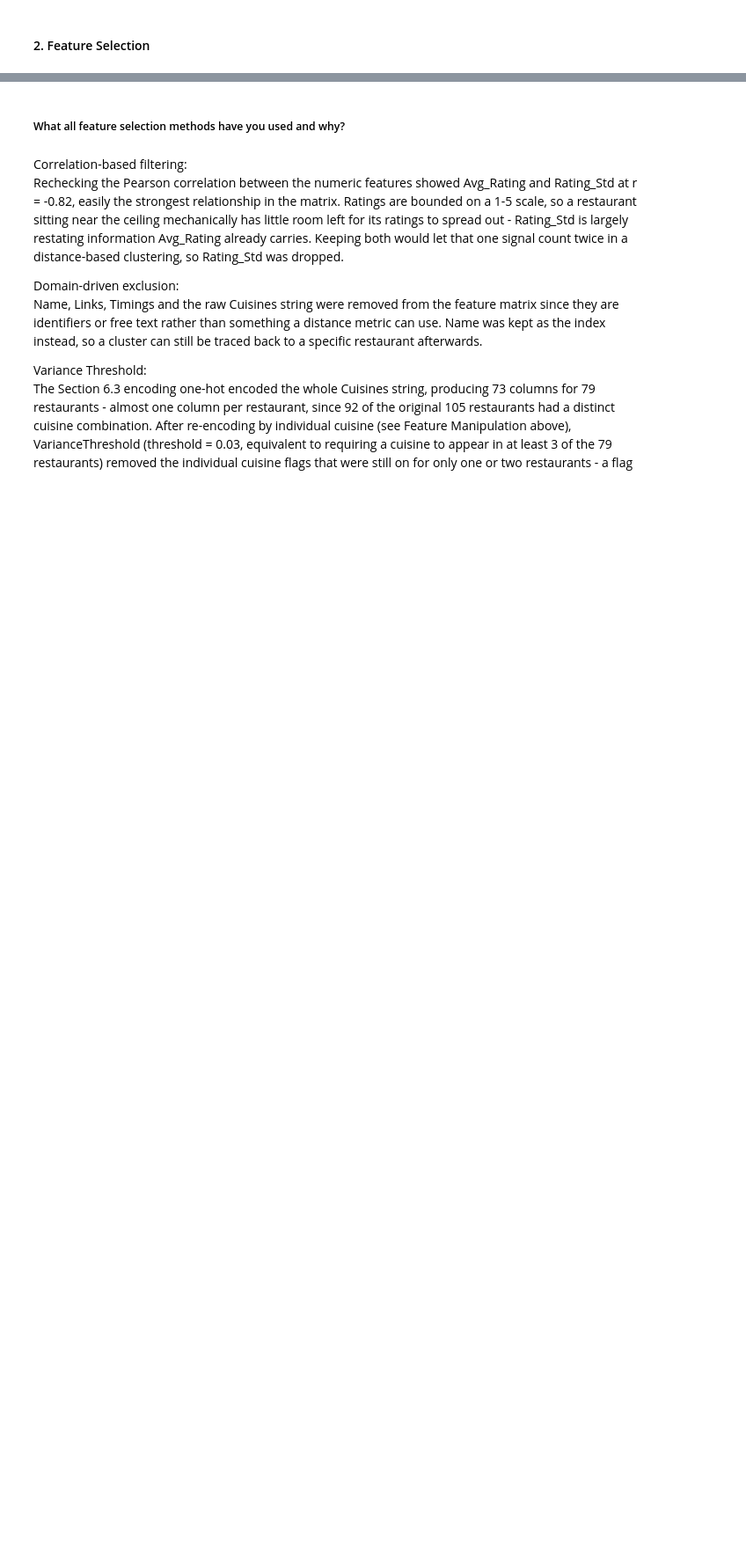
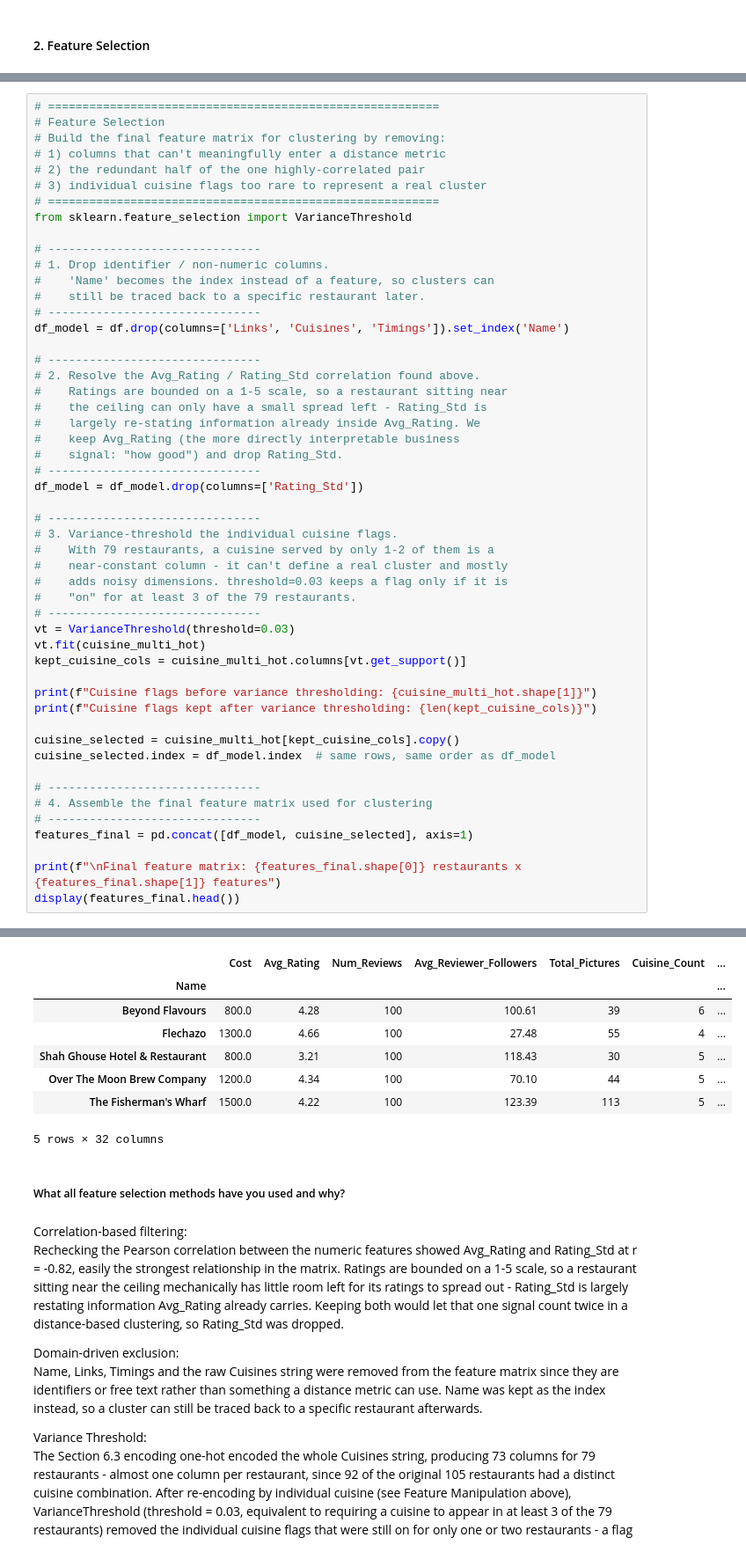
Before and after one commit to adamaneeqaqwathka-arch/Zomato-Data-Analysis, a Jupyter notebook: notebooks/Adam_Zomato_clustering.ipynb, the cells around one changed output, grey strips where cells are left out. Shown at 88% size. Drawn from its saved outputs; the diff is of its cells as text; blank space fills up the shorter version.

```diff
--- a/notebooks/Adam_Zomato_clustering.ipynb
+++ b/notebooks/Adam_Zomato_clustering.ipynb
@@ -1861,0 +1720,52 @@ Final number of features: 32
+# %%
+# =========================================================
+# Feature Selection
+# Build the final feature matrix for clustering by removing:
+# 1) columns that can't meaningfully enter a distance metric
+# 2) the redundant half of the one highly-correlated pair
+# 3) individual cuisine flags too rare to represent a real cluster
+# =========================================================
+from sklearn.feature_selection import VarianceThreshold
+
+# -------------------------------
+# 1. Drop identifier / non-numeric columns.
+#    'Name' becomes the index instead of a feature, so clusters can
+#    still be traced back to a specific restaurant later.
+# -------------------------------
+df_model = df.drop(columns=['Links', 'Cuisines', 'Timings']).set_index('Name')
+
+# -------------------------------
+# 2. Resolve the Avg_Rating / Rating_Std correlation found above.
+#    Ratings are bounded on a 1-5 scale, so a restaurant sitting near
+#    the ceiling can only have a small spread left - Rating_Std is
+#    largely re-stating information already inside Avg_Rating. We
+#    keep Avg_Rating (the more directly interpretable business
+#    signal: "how good") and drop Rating_Std.
+# -------------------------------
+df_model = df_model.drop(columns=['Rating_Std'])
+
+# -------------------------------
+# 3. Variance-threshold the individual cuisine flags.
+#    With 79 restaurants, a cuisine served by only 1-2 of them is a
+#    near-constant column - it can't define a real cluster and mostly
+#    adds noisy dimensions. threshold=0.03 keeps a flag only if it is
+#    "on" for at least 3 of the 79 restaurants.
+# -------------------------------
+vt = VarianceThreshold(threshold=0.03)
+vt.fit(cuisine_multi_hot)
+kept_cuisine_cols = cuisine_multi_hot.columns[vt.get_support()]
+
+print(f"Cuisine flags before variance thresholding: {cuisine_multi_hot.shape[1]}")
+print(f"Cuisine flags kept after variance thresholding: {len(kept_cuisine_cols)}")
+
+cuisine_selected = cuisine_multi_hot[kept_cuisine_cols].copy()
+cuisine_selected.index = df_model.index  # same rows, same order as df_model
+
+# -------------------------------
+# 4. Assemble the final feature matrix used for clustering
+# -------------------------------
+features_final = pd.concat([df_model, cuisine_selected], axis=1)
+
+print(f"\nFinal feature matrix: {features_final.shape[0]} restaurants x {features_final.shape[1]} features")
+display(features_final.head())
+# %% [output]
@@ -1862,3 +1776,11 @@ Final number of features: 32
+|  | Cost | Avg_Rating | Num_Reviews | Avg_Reviewer_Followers | Total_Pictures | Cuisine_Count | ... |
+| Name |  |  |  |  |  |  | ... |
+| Beyond Flavours | 800.0 | 4.28 | 100 | 100.61 | 39 | 6 | ... |
+| Flechazo | 1300.0 | 4.66 | 100 | 27.48 | 55 | 4 | ... |
+| Shah Ghouse Hotel & Restaurant | 800.0 | 3.21 | 100 | 118.43 | 30 | 5 | ... |
+| Over The Moon Brew Company | 1200.0 | 4.34 | 100 | 70.10 | 44 | 5 | ... |
+| The Fisherman's Wharf | 1500.0 | 4.22 | 100 | 123.39 | 113 | 5 | ... |
+5 rows × 32 columns
 # %% [markdown]
 ##### What all feature selection methods have you used  and why?
 # %% [markdown]
```
Also changed, not shown: parts of 25 cells of this notebook, 1 other file.
